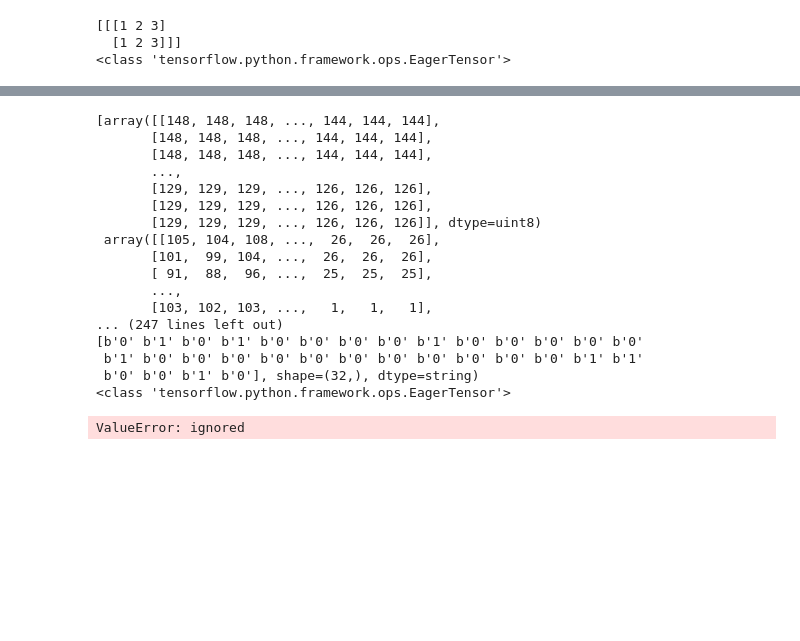
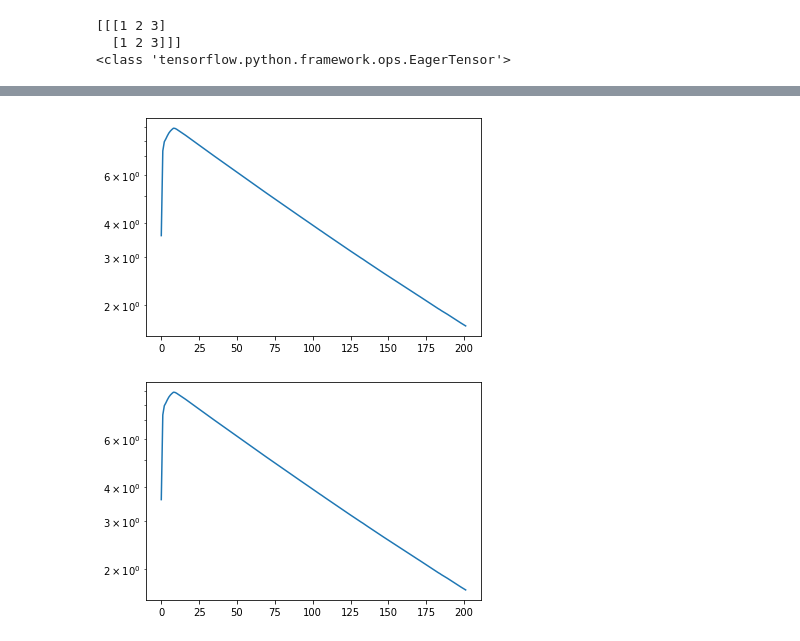
Before and after one commit to Noha-Magdy/Age-and-Gender-Detection-in-Images, a Jupyter notebook: Gender detection.ipynb, the cells around one changed output, grey strips where cells are left out. Saved outputs shown, nothing was run; the diff lists cells and outputs as text; code cells hidden in the pictures; blank space fills up the shorter version.

```diff
--- a/Gender detection.ipynb
+++ b/Gender detection.ipynb
@@ -202,55 +194,42 @@ My_classifier = classifier()
 # %%
 # Training hyperparameters
 batch_size = 32
 num_epochs = 2  # keep small to run faster
 learning_rate = 5e-4
+tf.keras.backend.set_floatx('float64')
 
 optimizer = tf.keras.optimizers.Adam(learning_rate) # define our optimizer
 loss_history = mdl.util.LossHistory(smoothing_factor=0.99) # to record loss evolution
 plotter = mdl.util.PeriodicPlotter(sec=2, scale='semilogy')
 if hasattr(tqdm, '_instances'): tqdm._instances.clear() # clear if it exists
 
 @tf.function
 def standard_train_step(x, y):
+
     with tf.GradientTape() as tape:
     # feed the images into the model
-        #logits = My_classifier(x)
-        print (type(x))
-  #   # Compute the loss
-  #       loss = tf.nn.sigmoid_cross_entropy_with_logits(labels=y, logits=logits)
+      logits = My_classifier(x)
+      logits=tf.cast(logits, tf.float64)
+    #Compute the loss
+      loss = tf.nn.sigmoid_cross_entropy_with_logits(labels=y, logits=logits)
 
-  # # Backpropagation
-  #   grads = tape.gradient(loss, My_classifier.trainable_variables)
-  #   optimizer.apply_gradients(zip(grads, My_classifier.trainable_variables))
-  #   return loss
-    return 0
+  # Backpropagation
+    grads = tape.gradient(loss, My_classifier.trainable_variables)
+    optimizer.apply_gradients(zip(grads, My_classifier.trainable_variables))
+    return loss
+    return logits
+
 
 # The training loop!
 for epoch in range(num_epochs):
     for idx in tqdm(range(train.shape[0]//batch_size)):
         # Grab a batch of training data and propagate through the network
         x, y = get_batch(batch_size)
         loss = standard_train_step(x, y)
 
-        # # Record the loss and plot the evolution of the loss as a function of training
-        # loss_history.append(loss.numpy().mean())
-        # plotter.plot(loss_history.get())
+        # Record the loss and plot the evolution of the loss as a function of training
+        loss_history.append(loss.numpy().mean())
+        plotter.plot(loss_history.get())
 # %% [output]
-[array([[148, 148, 148, ..., 144, 144, 144],
-       [148, 148, 148, ..., 144, 144, 144],
-       [148, 148, 148, ..., 144, 144, 144],
-       ...,
-       [129, 129, 129, ..., 126, 126, 126],
-       [129, 129, 129, ..., 126, 126, 126],
-       [129, 129, 129, ..., 126, 126, 126]], dtype=uint8)
- array([[105, 104, 108, ...,  26,  26,  26],
-       [101,  99, 104, ...,  26,  26,  26],
-       [ 91,  88,  96, ...,  25,  25,  25],
-       ...,
-       [103, 102, 103, ...,   1,   1,   1],
-... (247 lines left out)
-[b'0' b'1' b'0' b'1' b'0' b'0' b'0' b'0' b'1' b'0' b'0' b'0' b'0' b'0'
- b'1' b'0' b'0' b'0' b'0' b'0' b'0' b'0' b'0' b'0' b'0' b'0' b'1' b'1'
- b'0' b'0' b'1' b'0'], shape=(32,), dtype=string)
-<class 'tensorflow.python.framework.ops.EagerTensor'>
-ValueError: ignored
+[figure, added]
+[figure, added]
```
Also changed, not shown: parts of 6 cells of this notebook.
